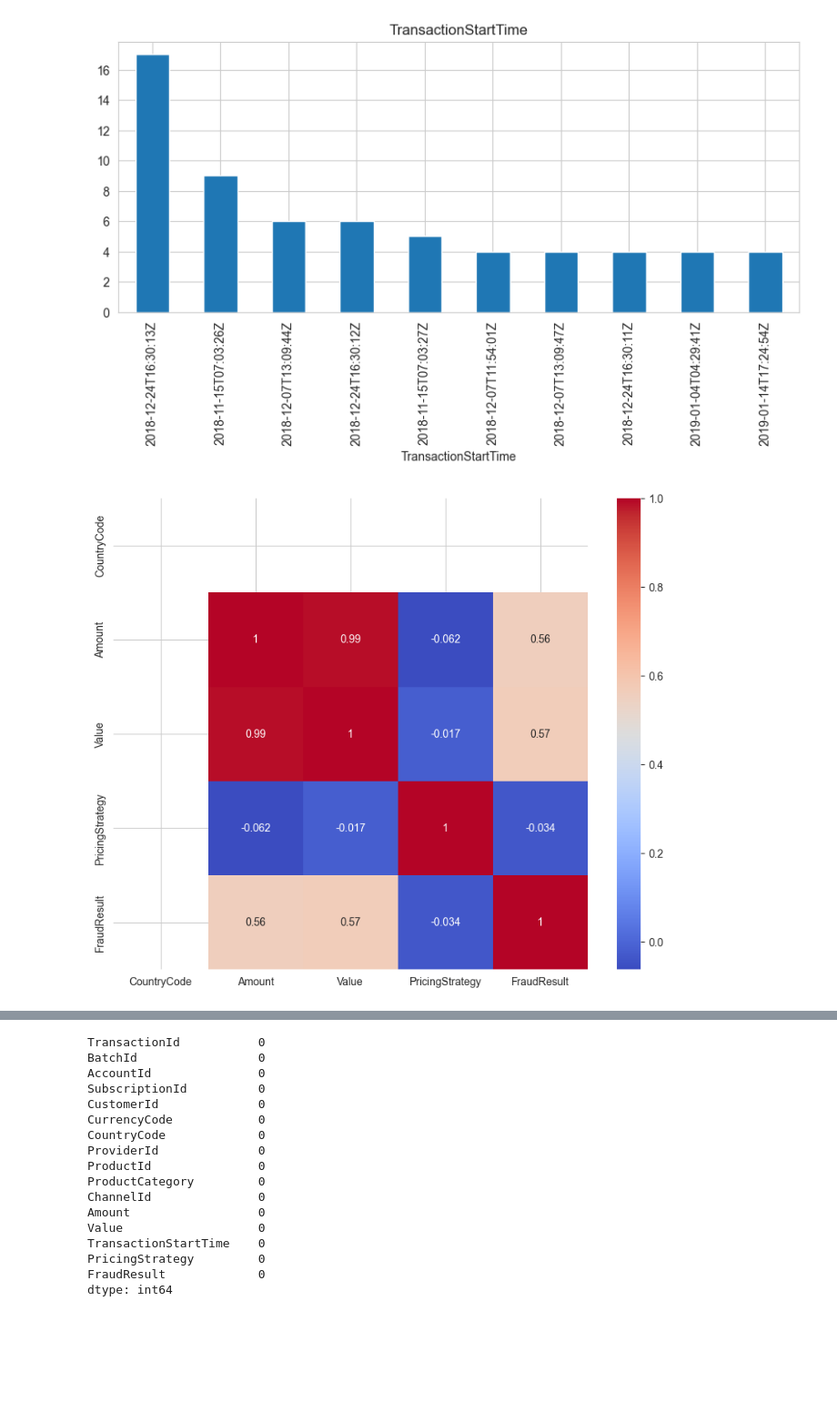
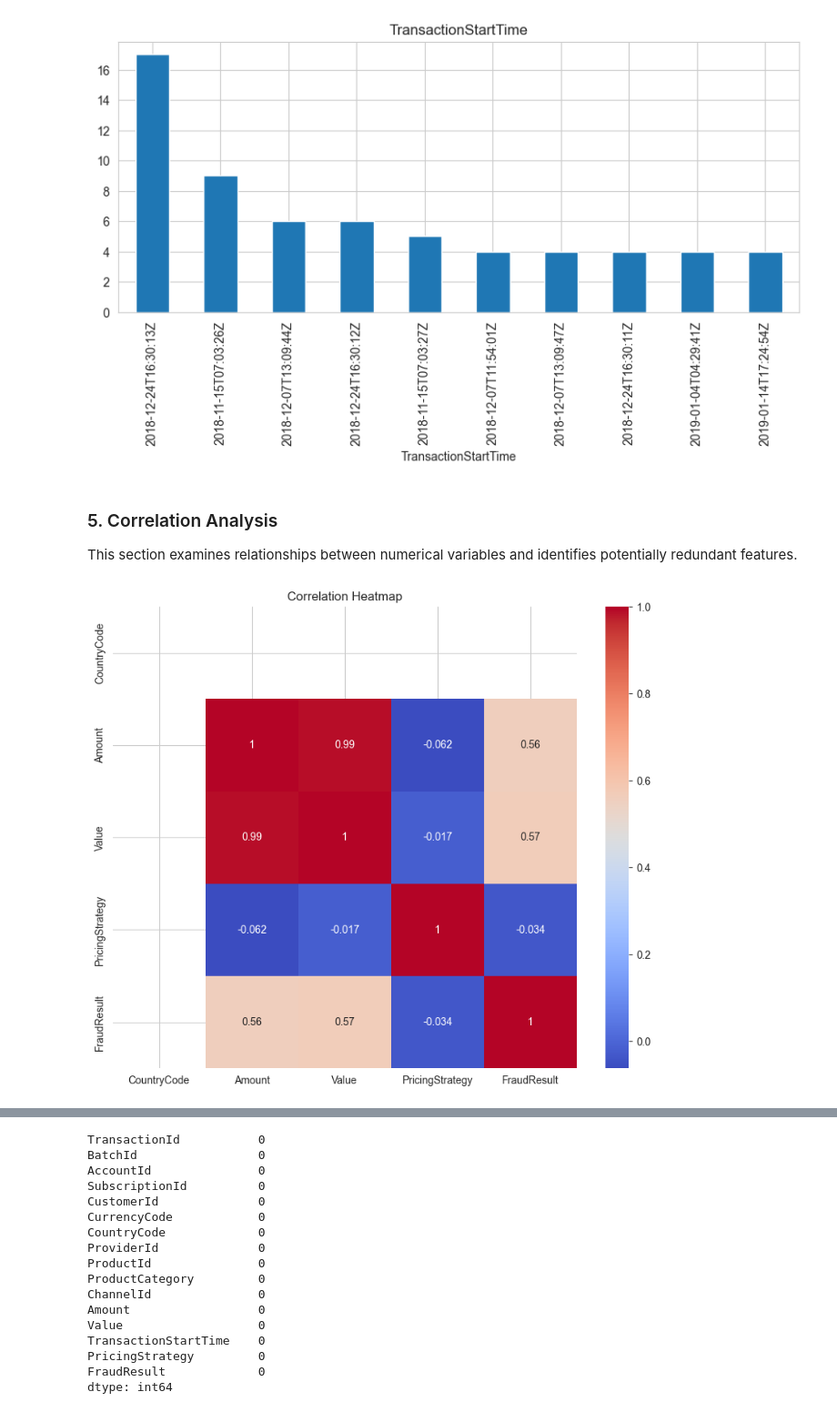
Before and after one commit to arsema-s/credit-risk-model, a Jupyter notebook: notebooks/eda.ipynb, the cells around one changed output, grey strips where cells are left out. Shown at 91% size. Drawn from its saved outputs; the diff is of its cells as text; code cells hidden in the pictures; blank space fills up the shorter version.

Commit message:
improve EDA documentation and modualr analysis functions

```diff
--- a/notebooks/eda.ipynb
+++ b/notebooks/eda.ipynb
@@ -10,0 +71,21 @@ sns.set_style("whitegrid")
+# %%
+def plot_correlation_heatmap(df, numerical_columns):
+    """
+    Plot correlation heatmap.
+    """
+
+    corr = df[numerical_columns].corr()
+
+    plt.figure(figsize=(10,8))
+
+    sns.heatmap(
+        corr,
+        annot=True,
+        cmap="coolwarm"
+    )
+
+    plt.title(
+        "Correlation Heatmap"
+    )
+
+    plt.show()
@@ -99,4 +250,15 @@ for col in cat_cols:
 [figure]
 [figure]
 [figure]
+# %% [markdown]
+### 5. Correlation Analysis
+
+This section examines relationships between numerical variables and identifies potentially redundant features.
+# %%
+plot_correlation_heatmap(
+    df,
+    num_cols
+)
+# %% [output]
+[figure, added]
 # %%
@@ -104,6 +266,4 @@ corr = df[num_cols].corr()
 # %%
-plt.figure(figsize=(10,8))
-sns.heatmap(corr, annot=True, cmap="coolwarm")
-plt.show()
+# plt.figure(figsize=(10,8))
+# sns.heatmap(corr, annot=True, cmap="coolwarm")
+# plt.show()
-# %% [output]
-[figure, removed]
```
Also changed, not shown: parts of 26 cells of this notebook.
